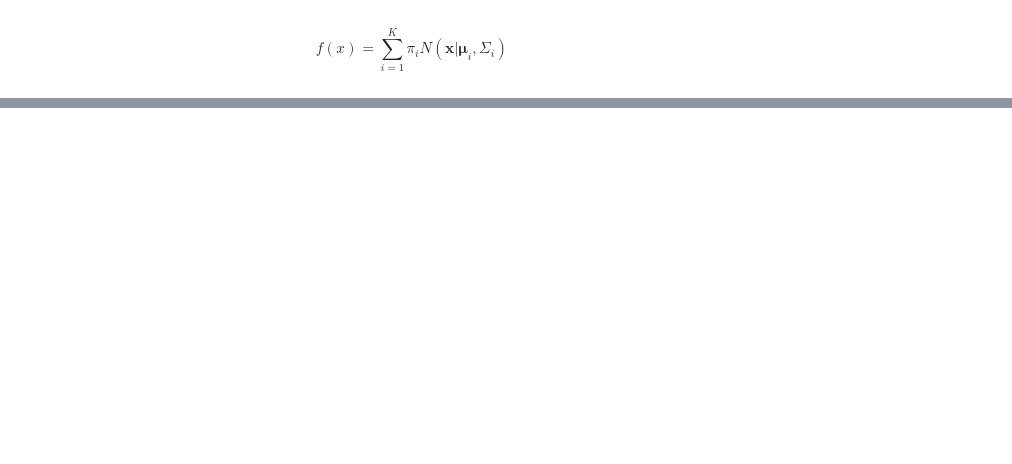
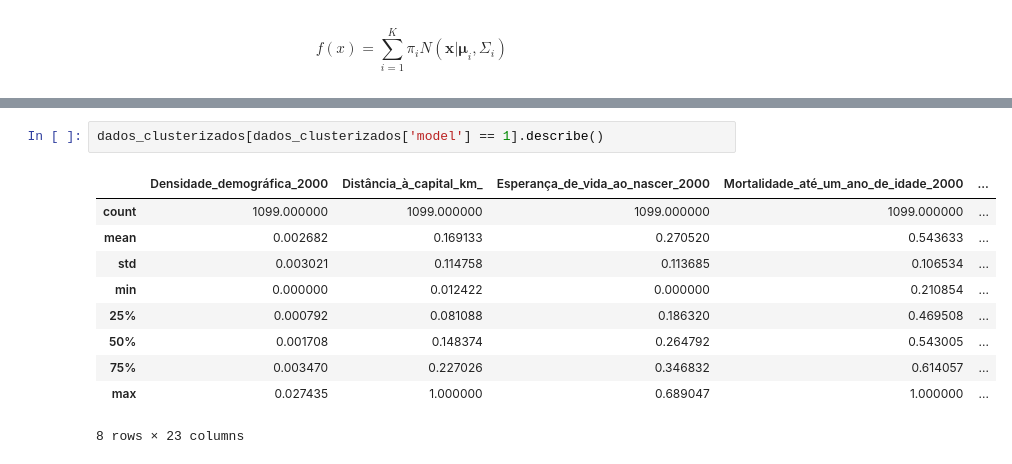
Before and after one commit to Jailsonrs/Poneglyph, a Jupyter notebook: UMAP-GMM.ipynb, the cells around one changed output, grey strips where cells are left out. Drawn from its saved outputs; the diff is of its cells as text; blank space fills up the shorter version.

```diff
--- a/UMAP-GMM.ipynb
+++ b/UMAP-GMM.ipynb
@@ -261,0 +333,13 @@ Name: model, dtype: int64
+# %%
+dados_clusterizados[dados_clusterizados['model'] == 1].describe()
+# %% [output]
+|  | Densidade_demográfica_2000 | Distância_à_capital_km_ | Esperança_de_vida_ao_nascer_2000 | Mortalidade_até_um_ano_de_idade_2000 | ... |
+| count | 1099.000000 | 1099.000000 | 1099.000000 | 1099.000000 | ... |
+| mean | 0.002682 | 0.169133 | 0.270520 | 0.543633 | ... |
+| std | 0.003021 | 0.114758 | 0.113685 | 0.106534 | ... |
+| min | 0.000000 | 0.012422 | 0.000000 | 0.210854 | ... |
+| 25% | 0.000792 | 0.081088 | 0.186320 | 0.469508 | ... |
+| 50% | 0.001708 | 0.148374 | 0.264792 | 0.543005 | ... |
+| 75% | 0.003470 | 0.227026 | 0.346832 | 0.614057 | ... |
+| max | 0.027435 | 1.000000 | 0.689047 | 1.000000 | ... |
+8 rows × 23 columns
```
Also changed, not shown: parts of 20 cells of this notebook.
